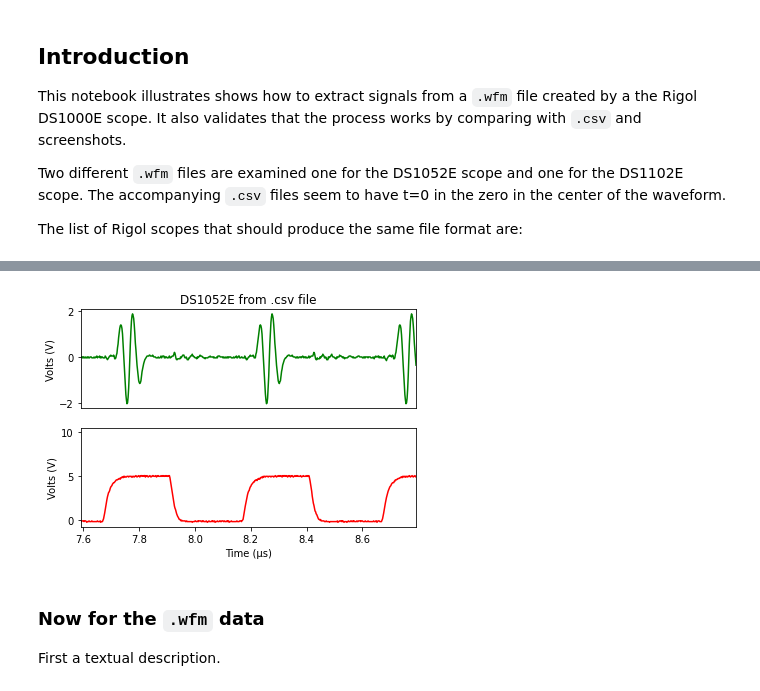
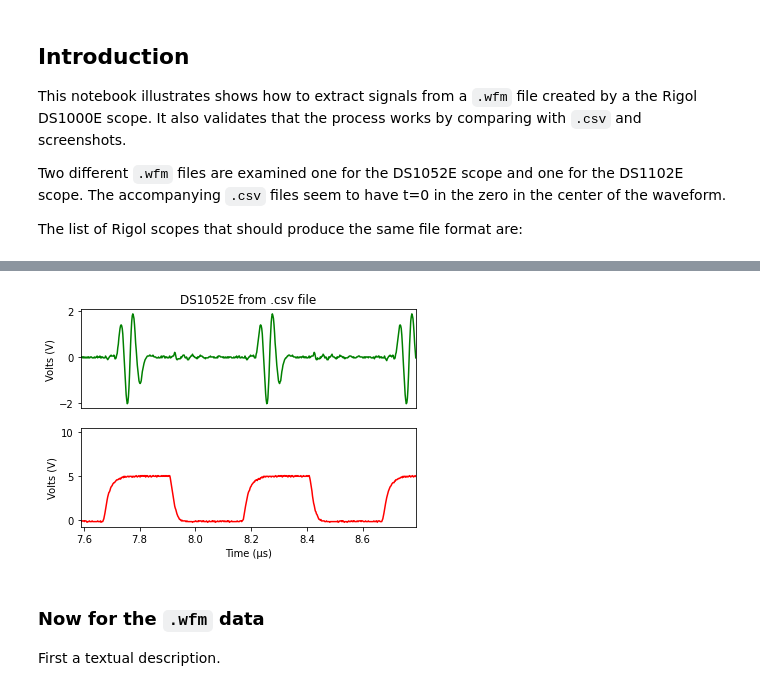
Before and after one commit to scottprahl/RigolWFM, a Jupyter notebook: docs/1-DS1000E-Waveforms.ipynb, the cells around one changed output, grey strips where cells are left out. Saved outputs shown, nothing was run; the diff lists cells and outputs as text; code cells hidden in the pictures.

```diff
--- a/docs/1-DS1000E-Waveforms.ipynb
+++ b/docs/1-DS1000E-Waveforms.ipynb
@@ -39,27 +39,27 @@ The waveform looks like
 
 Now let's look at plot of the data from the corresponding `.csv` file created by [wfm_view.exe](http://meteleskublesku.cz/wfm_view/)
 # %%
-csv_filename_52 = "https://raw.githubusercontent.com/scottprahl/RigolWFM/master/wfm/DS1052E.csv"
-csv_data = np.genfromtxt(csv_filename_52, delimiter=',', skip_header=19, skip_footer=1, encoding='latin1').T
+csv_filename_52 = "https://media.githubusercontent.com/media/scottprahl/RigolWFM/master/wfm/DS1052E.csv"
+csv_data = np.genfromtxt(csv_filename_52, delimiter=',', skip_header=19, skip_footer=2, encoding='latin1').T
 
 center_time = csv_data[0][-1]*1e6/2
 
 plt.subplot(211)
 plt.plot(csv_data[0]*1e6,csv_data[1], color='green')
 plt.title("DS1052E from .csv file")
 plt.ylabel("Volts (V)")
 plt.xlim(center_time-0.6,center_time+0.6)
 plt.xticks([])
 
 plt.subplot(212)
 plt.plot(csv_data[0]*1e6,csv_data[2], color='red')
 plt.xlabel("Time (µs)")
 plt.ylabel("Volts (V)")
 plt.xlim(center_time-0.6,center_time+0.6)
 
 plt.show()
 # %% [output]
-[figure, old version]
+[figure, new version]
 # %% [markdown]
 ### Now for the `.wfm` data
 
```
Also changed, not shown: parts of 3 cells of this notebook.
